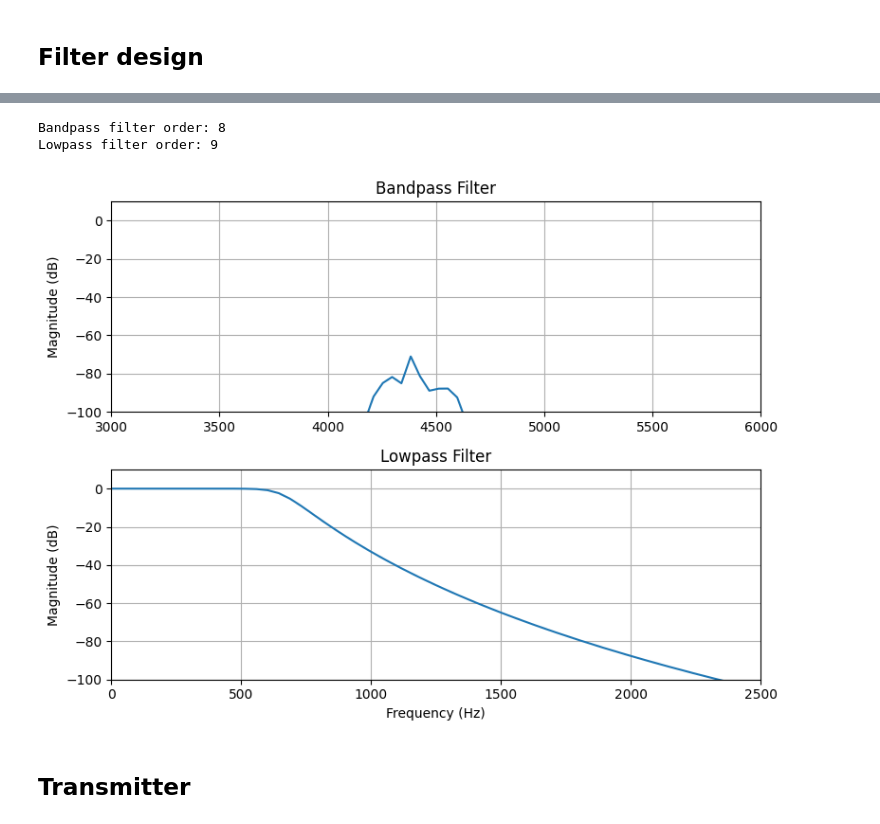
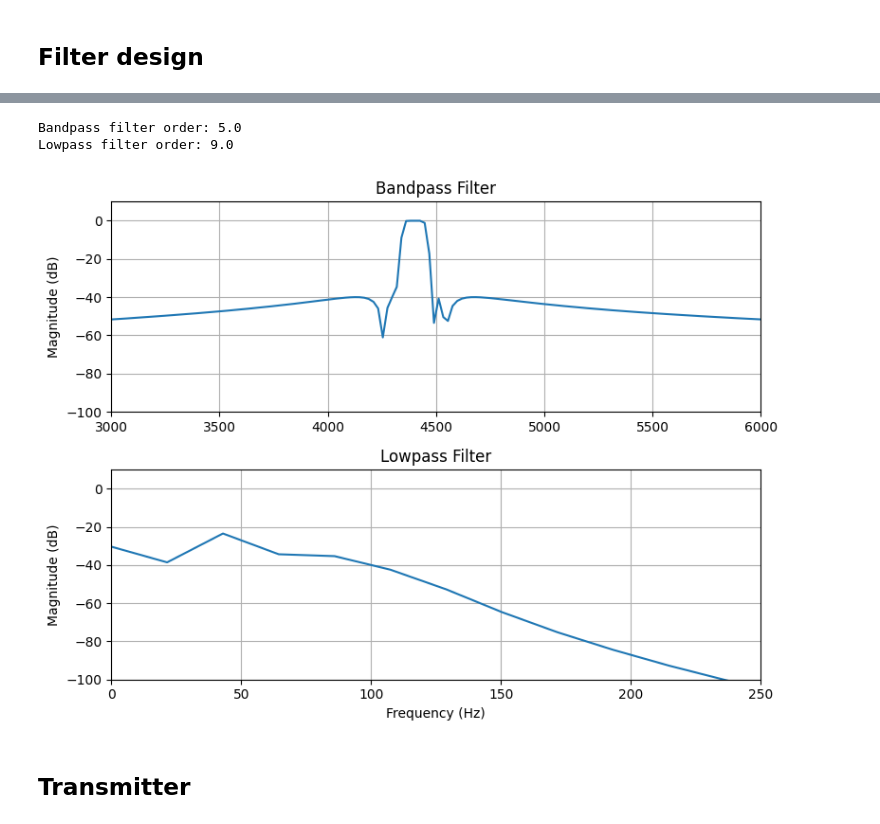
Before and after one commit to hannahpettersson/sigtransprojekt15, a Jupyter notebook: project/lab_2.ipynb, the cells around one changed output, grey strips where cells are left out. Cells and saved outputs as stored; diff of their text form; code cells hidden in the pictures.

```diff
--- a/project/lab_2.ipynb
+++ b/project/lab_2.ipynb
@@ -23,14 +23,14 @@ tr = 1
 phi = -wc*tr
 
 # Lab 2
-K = 10
+K = 5
 s_freq = fc * K
 Ts = 1 / s_freq
-f_nyquist = s_freq/2 #22000 Hz
+f_nyquist = s_freq/2 #11000 Hz
 
 Ap = 2
 As = 40
-wp = [4350, 4450]
+wp = [4350, 4450] # Bandwidth 100 Hz
 ws = [4300, 4500]
 wp_norm = [f*(2*np.pi) for f in wp]
 ws_norm = [f*(2*np.pi) for f in ws]
@@ -41,8 +41,8 @@ ws_norm_d = np.array(ws) / f_nyquist
 #Lowpass filter parameters
 Ap_lp = 0.8 #passband ripple in db
 As_lp = 40 #stopband attenuation in db
-Wp_lp = 600 #HZ passband edge
-Ws_lp = 1100 #Hz stopband edge
+Wp_lp = 60 #HZ passband edge
+Ws_lp = 110 #Hz stopband edge
 wp_lp_norm = Wp_lp*(2*np.pi)
 ws_lp_norm = Ws_lp*(2*np.pi)
 
@@ -106,10 +112,9 @@ Lowpass filter order: 9
 
 #DIGITAL FILTERS
 
-Nb, w_c = signal.buttord(wp_norm_d, ws_norm_d, Ap, As, analog=False)
+Nb, w_c = signal.cheb2ord(wp_norm_d, ws_norm_d, Ap, As, analog=False)
 Nb = np.abs(np.ceil(Nb))
-bb, ab = signal.iirdesign(wp=wp_norm_d, ws=ws_norm_d, gpass=Ap, gstop=As, ftype='butter', output='ba')
-
+bb, ab = signal.iirdesign(wp=wp_norm_d, ws=ws_norm_d, gpass=Ap, gstop=As, ftype='cheby2', output='ba')
 wb, Hb = signal.freqz(bb, ab)
 print(f"Bandpass filter order: {Nb}")
 
@@ -121,37 +126,37 @@ b_lp, a_lp = signal.iirdesign(wp=wp_lp_norm_d, ws=ws_lp_norm_d, gpass=Ap_lp, gst
 w_bp, h_bp = signal.freqz(bb, ab)
 f_bp = w_bp * f_nyquist /np.pi  # convert from rad/s to Hz
 
 # Lowpass filter coefficients: b_lp, a_lp
 w_lp, h_lp = signal.freqz(b_lp, a_lp)
 f_lp = w_lp * f_nyquist /np.pi  # convert from rad/s to Hz
 
 # Plot both filters
 fig, ax = plt.subplots(2,1, figsize=(8,6))
 
 # Bandpass
 ax[0].plot(f_bp, 20*np.log10(np.abs(h_bp)))
 ax[0].set_title("Bandpass Filter")
 ax[0].set_ylabel("Magnitude (dB)")
 ax[0].set_xlim(3000,6000)
 ax[0].set_ylim(-100,10)
 ax[0].grid(True)
 
 # Lowpass
 ax[1].plot(f_lp, 20*np.log10(np.abs(h_lp)))
 ax[1].set_title("Lowpass Filter")
 ax[1].set_xlabel("Frequency (Hz)")
-ax[1].set_xlim(0,2500)
+ax[1].set_xlim(0,250)
 ax[1].set_ylim(-100,10)
 
 ax[1].set_ylabel("Magnitude (dB)")
 ax[1].grid(True)
 
 plt.tight_layout()
 plt.show()
 # %% [output]
-Bandpass filter order: 8
-Lowpass filter order: 9
+Bandpass filter order: 5.0
+Lowpass filter order: 9.0
-[figure, old version]
+[figure, new version]
 # %% [markdown]
 ## Transmitter
 # %%
```
Also changed, not shown: parts of 3 cells of this notebook.
